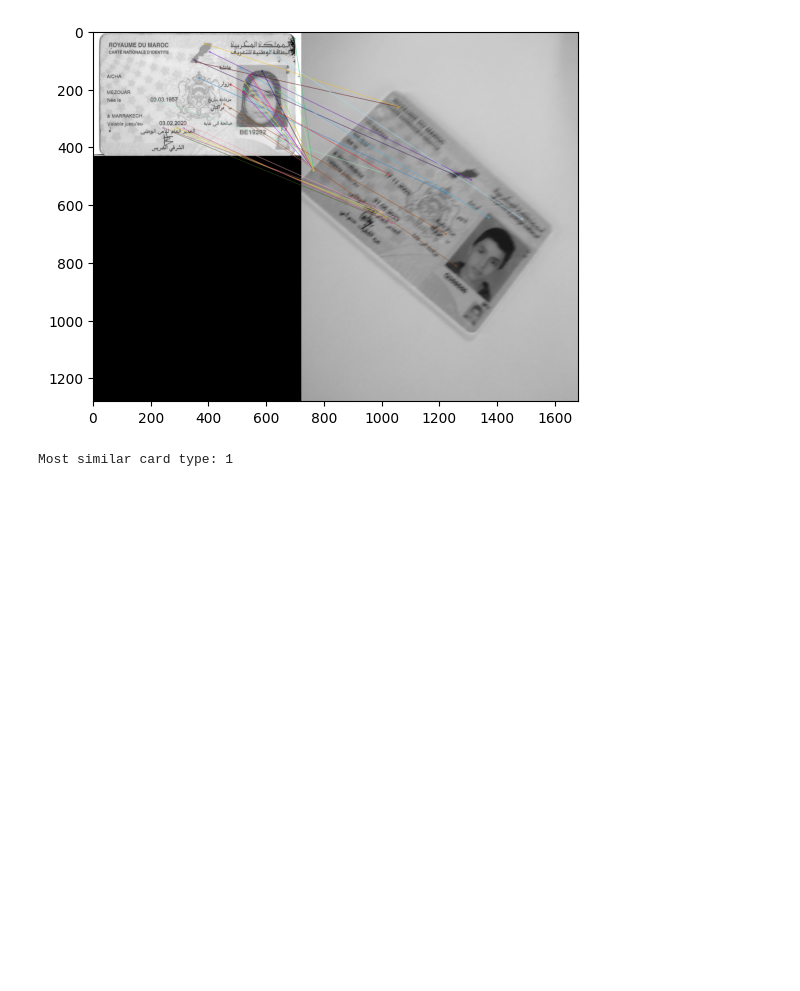
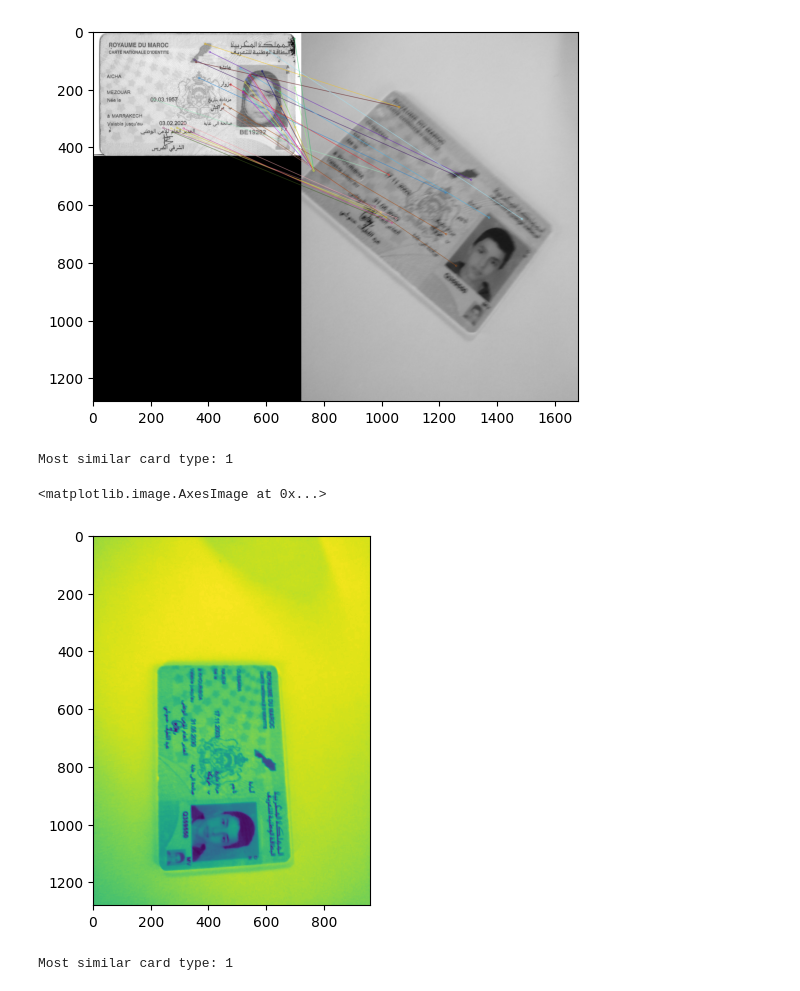
Before and after one commit to HEIZENNBERG/moroccan_idCard_scanner, a Jupyter notebook: test.ipynb, the cells around one changed output. Saved outputs shown, nothing was run; the diff lists cells and outputs as text; code cells hidden in the pictures; blank space fills up the shorter version.

Commit message:
nhar d rotation error ser awa tn3s

```diff
--- a/test.ipynb
+++ b/test.ipynb
@@ -109,0 +212,16 @@ plt.imshow(image_matches)
+# %%
+# Example usage
+input_card_image = cv2.imread(r'C:\Users\pc\Desktop\lp BigData\s6\test_crop\crop2.jpg', cv2.IMREAD_GRAYSCALE)
+most_similar_card_type, image_rotated= classify(input_card_image)
+
+# image_rotated = rotate_image(input_card_image, rotation_angle)
+
+print("Most similar card type:", most_similar_card_type)
+# %% [output]
+Most similar card type: 1
+# %%
+import matplotlib.pyplot as plt
+plt.imshow(image_rotated)
+# %% [output]
+<matplotlib.image.AxesImage at 0x...>
+[figure, added]
```
Also changed, not shown: parts of 4 cells of this notebook, 4 other files.
